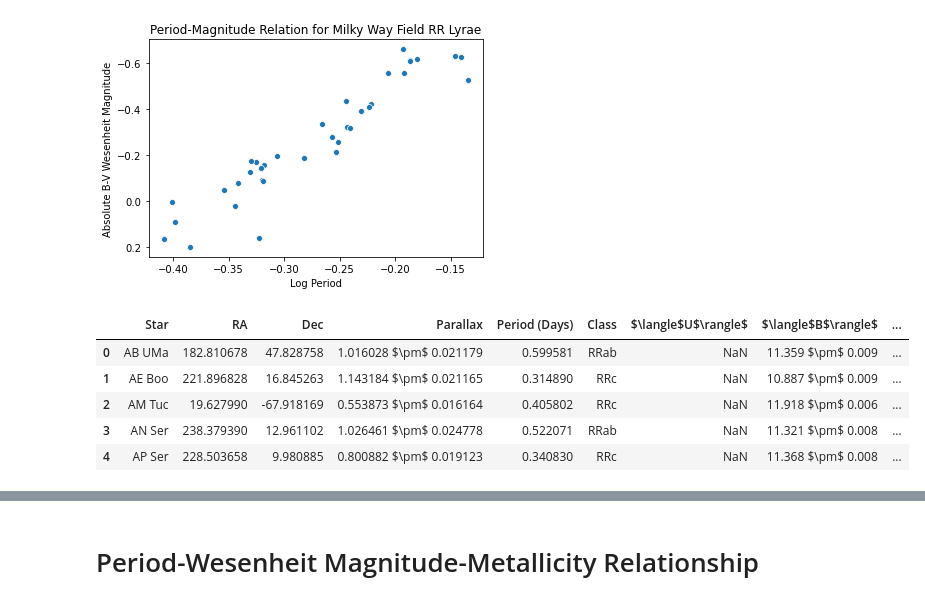
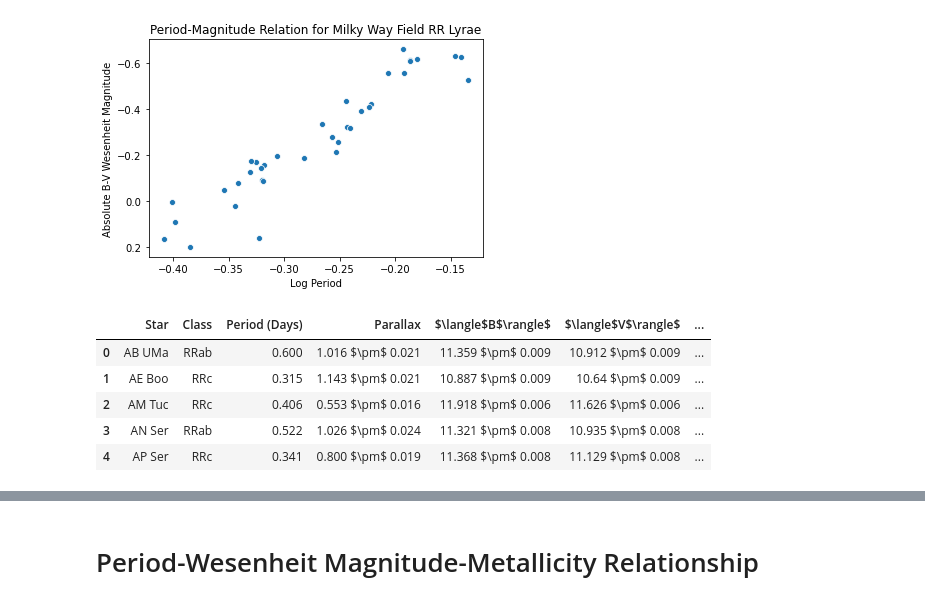
Before and after one commit to pranav-nagarajan/Variable-Stars, a Jupyter notebook: Data Analysis for Variable Stars.ipynb, the cells around one changed output, grey strips where cells are left out. Cells and saved outputs as stored; diff of their text form; code cells hidden in the pictures.

```diff
--- a/Data Analysis for Variable Stars.ipynb
+++ b/Data Analysis for Variable Stars.ipynb
@@ -2140,27 +2140,30 @@ plt.title(f'Period-Magnitude Relation for Milky Way Field RR Lyrae');
 # %%
 photo_names = ['Name 1', 'Name 2', 'U Magnitude', 'U Error', 'B Magnitude', 'B Error', 'V Magnitude', 'V Error','R Magnitude',
                'R Error', 'I Magnitude', 'I Error', 'J Magnitude', 'J Error', 'H Magnitude', 'H Error',
                'K Magnitude', 'K Error']
 proto = pd.read_csv('Milky Way/Neeley/magnitudes.txt', header = None, names = photo_names, sep = '\s{1,}', engine = 'python',
             usecols = [i for i in range(len(photo_names))])
 combined = proto['Name 1'] + ' ' + proto['Name 2']
 
 mw_paper = pd.DataFrame({'Star' : combined})
 for filt in ['U', 'B', 'V', 'R', 'I', 'J', 'H', 'K']:
     mw_paper[r'$\langle$' + f'{filt}' + r'$\rangle$'] = (proto[f'{filt} Magnitude'].astype(str).str[:6] + r' $\pm$ '
                              + proto[f'{filt} Error'].astype(str).str[:5])
 mw_paper = mw_paper.replace({r'- $\pm$ -' : np.nan})
 
 mw_paper = mw_info.merge(mw_paper, on = 'Star').drop('Metallicity', axis = 1)
 mw_paper = mw_dr3.merge(mw_paper, on = 'Star').rename({'Gaia DR3 Parallax' : 'Parallax'}, axis = 1)
-mw_paper['Parallax'] = (mw_paper['Parallax'].astype(str).str[:8] + r' $\pm$ '
-                        + mw_paper['Gaia DR3 Parallax Error'].astype(str).str[:8])
+mw_paper['Parallax'] = (mw_paper['Parallax'].astype(str).str[:5] + r' $\pm$ '
+                        + mw_paper['Gaia DR3 Parallax Error'].astype(str).str[:5])
 mw_paper = mw_paper.drop('Gaia DR3 Parallax Error', axis = 1)
+mw_paper = mw_paper.iloc[:, [0, 5, 4, 3, 7, 8, 10]]
+mw_paper['Period (Days)'] = mw_paper['Period (Days)'].values.round(3)
+mw_paper['Metallicity'] = mw_info[mw_info['Star'] != 'RR Lyr']['Metallicity'].values
 mw_paper.head()
 # %% [output]
-|  | Star | RA | Dec | Parallax | Period (Days) | Class | $\langle$U$\rangle$ | $\langle$B$\rangle$ | ... |
-| 0 | AB UMa | 182.810678 | 47.828758 | 1.016028 $\pm$ 0.021179 | 0.599581 | RRab | NaN | 11.359 $\pm$ 0.009 | ... |
-| 1 | AE Boo | 221.896828 | 16.845263 | 1.143184 $\pm$ 0.021165 | 0.314890 | RRc | NaN | 10.887 $\pm$ 0.009 | ... |
-| 2 | AM Tuc | 19.627990 | -67.918169 | 0.553873 $\pm$ 0.016164 | 0.405802 | RRc | NaN | 11.918 $\pm$ 0.006 | ... |
-| 3 | AN Ser | 238.379390 | 12.961102 | 1.026461 $\pm$ 0.024778 | 0.522071 | RRab | NaN | 11.321 $\pm$ 0.008 | ... |
-| 4 | AP Ser | 228.503658 | 9.980885 | 0.800882 $\pm$ 0.019123 | 0.340830 | RRc | NaN | 11.368 $\pm$ 0.008 | ... |
+|  | Star | Class | Period (Days) | Parallax | $\langle$B$\rangle$ | $\langle$V$\rangle$ | ... |
+| 0 | AB UMa | RRab | 0.600 | 1.016 $\pm$ 0.021 | 11.359 $\pm$ 0.009 | 10.912 $\pm$ 0.009 | ... |
+| 1 | AE Boo | RRc | 0.315 | 1.143 $\pm$ 0.021 | 10.887 $\pm$ 0.009 | 10.64 $\pm$ 0.009 | ... |
+| 2 | AM Tuc | RRc | 0.406 | 0.553 $\pm$ 0.016 | 11.918 $\pm$ 0.006 | 11.626 $\pm$ 0.006 | ... |
+| 3 | AN Ser | RRab | 0.522 | 1.026 $\pm$ 0.024 | 11.321 $\pm$ 0.008 | 10.935 $\pm$ 0.008 | ... |
+| 4 | AP Ser | RRc | 0.341 | 0.800 $\pm$ 0.019 | 11.368 $\pm$ 0.008 | 11.129 $\pm$ 0.008 | ... |
```
Also changed, not shown: parts of 7 cells of this notebook, 1 other file.
